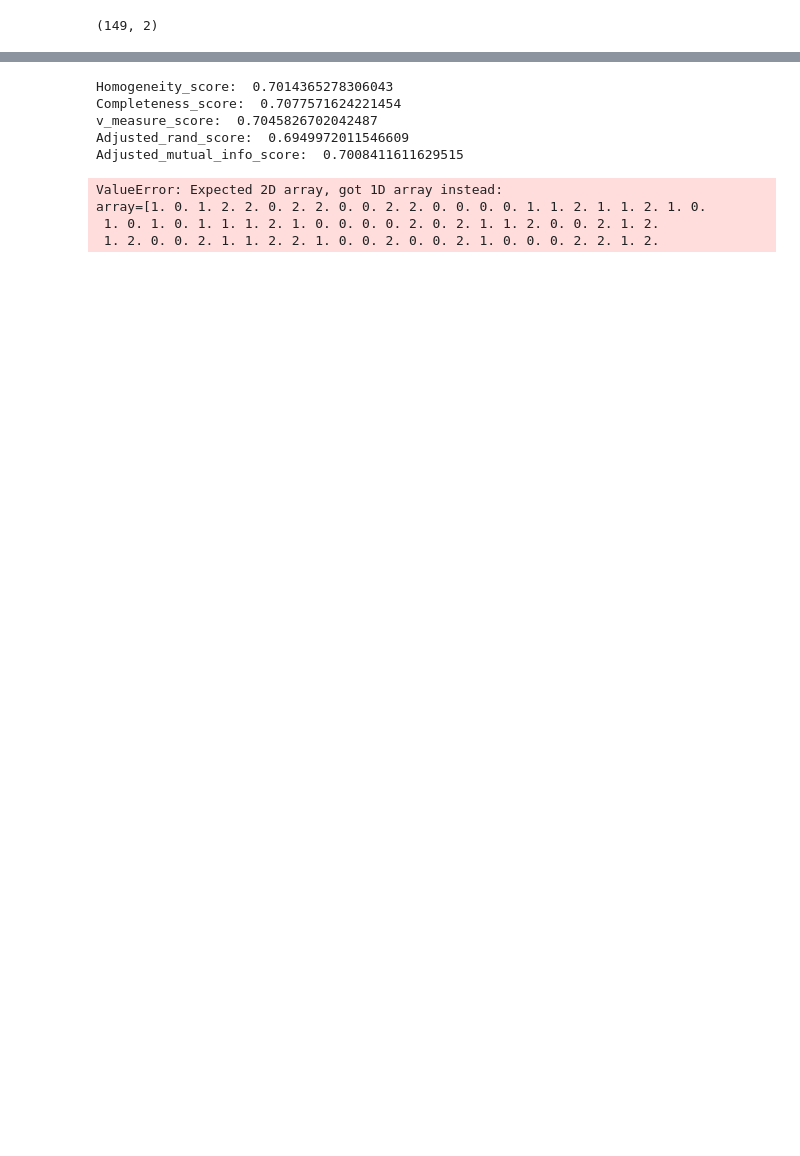
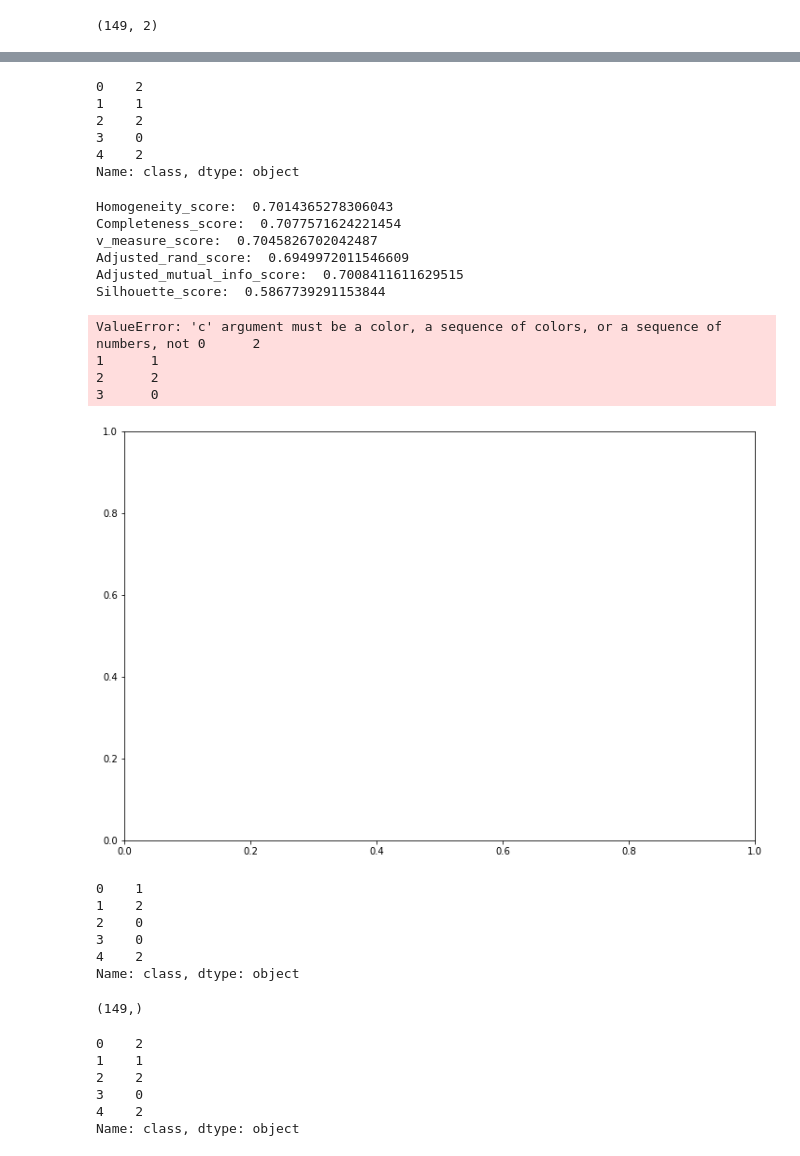
Before and after one commit to Arjunkalidas/data-scientifico, a Jupyter notebook: SimpleKMeansClustering_Iris.ipynb, the cells around one changed output, grey strips where cells are left out. Cells and saved outputs as stored; diff of their text form; code cells hidden in the pictures; blank space fills up the shorter version.

Commit message:
fitting iris dataset to kmeans instance, performing evaluation using various scores, adding more features to the model, comparing the scores and plotting them to visualize the centroids

```diff
--- a/SimpleKMeansClustering_Iris.ipynb
+++ b/SimpleKMeansClustering_Iris.ipynb
@@ -158,5 +162,14 @@ for i in range(len(centroids_2D)):
 # %%
 iris_labels = iris_df['class']
+# %%
+iris_labels.head()
+# %% [output]
+0    2
+1    1
+2    2
+3    0
+4    2
+Name: class, dtype: object
 # %%
 print('Homogeneity_score: ', metrics.homogeneity_score(iris_labels, kmeans_model_2D.labels_))
 
@@ -168,14 +181,51 @@ print('Adjusted_rand_score: ', metrics.adjusted_rand_score(iris_labels, kmeans_m
 
 print('Adjusted_mutual_info_score: ', metrics.adjusted_mutual_info_score(iris_labels, kmeans_model_2D.labels_))
 
-print('Silhouette_score: ', metrics.silhouette_score(iris_labels, kmeans_model_2D.labels_))
+print('Silhouette_score: ', metrics.silhouette_score(iris_2D, kmeans_model_2D.labels_))
 # %% [output]
 Homogeneity_score:  0.7014365278306043
 Completeness_score:  0.7077571624221454
 v_measure_score:  0.7045826702042487
 Adjusted_rand_score:  0.6949972011546609
 Adjusted_mutual_info_score:  0.7008411611629515
+Silhouette_score:  0.5867739291153844
-ValueError: Expected 2D array, got 1D array instead:
-array=[1. 0. 1. 2. 2. 0. 2. 2. 0. 0. 2. 2. 0. 0. 0. 0. 1. 1. 2. 1. 1. 2. 1. 0.
- 1. 0. 1. 0. 1. 1. 1. 2. 1. 0. 0. 0. 0. 2. 0. 2. 1. 1. 2. 0. 0. 2. 1. 2.
- 1. 2. 0. 0. 2. 1. 1. 2. 2. 1. 0. 0. 2. 0. 0. 2. 1. 0. 0. 0. 2. 2. 1. 2.
+# %%
+colors = ['yellow', 'blue', 'green']
+
+plt.figure(figsize=(12,8))
+
+plt.scatter(iris_df['sepal-length'], iris_df['petal-length'], c=iris_labels, s=200,
+            cmap=matplotlib.colors.ListedColormap(colors), alpha=0.5)
+
+plt.scatter(centroids_2D[:,0], centroids_2D[:,1], c='r', s=250, marker='s')
+
+for i in range(len(centroids_2D)):
+    plt.annotate(i, (centroids_2D[i][0], centroids_2D[i][1]), fontsize=30)
+# %% [output]
+ValueError: 'c' argument must be a color, a sequence of colors, or a sequence of numbers, not 0      2
+1      1
+2      2
+3      0
+[figure, added]
+# %%
+iris_df['class'].head()
+# %% [output]
+0    1
+1    2
+2    0
+3    0
+4    2
+Name: class, dtype: object
+# %%
+iris_df['class'].shape
+# %% [output]
+(149,)
+# %%
+iris_labels.head()
+# %% [output]
+0    2
+1    1
+2    2
+3    0
+4    2
+Name: class, dtype: object
```
Also changed, not shown: parts of 15 cells of this notebook.
